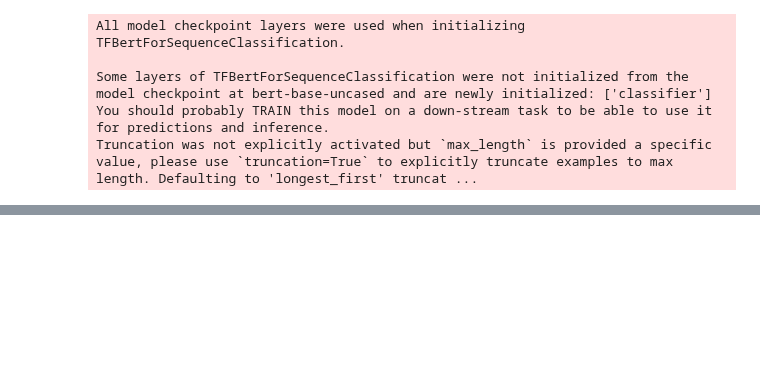
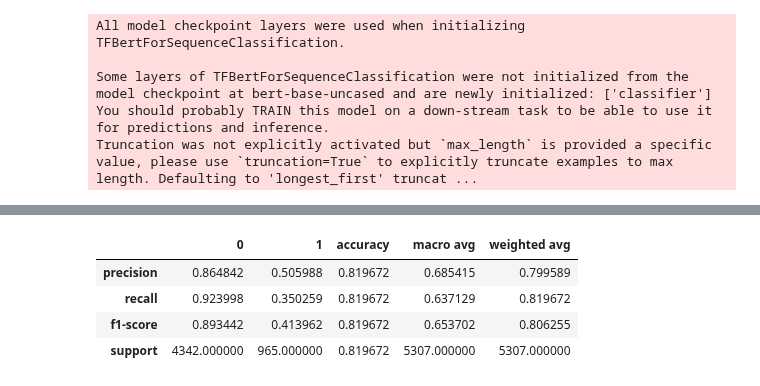
Before and after one commit to michaelmilleryoder/hate_speech_identities, a Jupyter notebook: jupyter/bert_hate_speech_classifier.ipynb, the cells around one changed output, grey strips where cells are left out. Saved outputs shown, nothing was run; the diff lists cells and outputs as text; code cells hidden in the pictures; blank space fills up the shorter version.

```diff
--- a/jupyter/bert_hate_speech_classifier.ipynb
+++ b/jupyter/bert_hate_speech_classifier.ipynb
@@ -239,8 +346,8 @@ pd.DataFrame(df_dev_classification)
 # %% [markdown]
 ## Contextual Abuse Dataset
 # %%
-# df_contextual_test = pd.read_csv('contextual_abuse_dataset/data/data/cad_v1_1_test.tsv', sep='\t')
-df_contextual_test = pd.read_csv('/storage2/mamille3/data/hate_speech/contextual_abuse_dataset/cad_v1_1_test.tsv', sep='\t')
+df_contextual_test = pd.read_csv('contextual_abuse_dataset/cad_v1_1_test.tsv', sep='\t')
+# df_contextual_test = pd.read_csv('/storage2/mamille3/data/hate_speech/contextual_abuse_dataset/cad_v1_1_test.tsv', sep='\t')
 def cad_off_or_not(label):
     if label == 'Neutral':
         return 0
@@ -262,8 +371,8 @@ df_dev_classification = classification_report(df_contextual_test['label_bin'].to
 pd.DataFrame(df_dev_classification)
 # %%
 # CAD own model
-# df_contextual_train = pd.read_csv('contextual_abuse_dataset/data/data/cad_v1_1_train.tsv', sep='\t')
-df_contextual_train = pd.read_csv('/storage2/mamille3/data/hate_speech/contextual_abuse_dataset/cad_v1_1_train.tsv', sep='\t')
+df_contextual_train = pd.read_csv('contextual_abuse_dataset/cad_v1_1_train.tsv', sep='\t')
+# df_contextual_train = pd.read_csv('/storage2/mamille3/data/hate_speech/contextual_abuse_dataset/cad_v1_1_train.tsv', sep='\t')
 
 df_contextual_train = df_contextual_train.dropna(subset=['text'])
 df_contextual_train['label_bin'] = df_contextual_train['labels'].apply(cad_off_or_not) # did assign it to df_contextual_test (bug?)
@@ -290,6 +412,13 @@ KeyboardInterrupt:
 # %%
+input_ids_cad, attention_masks_cad = create_sentence_embeddings(sentences_cad, cad_bert_tokenizer)
 cad_new_preds = cad_model.predict([input_ids_cad, attention_masks_cad],batch_size=32)
 cad_new_pred_labels = cad_new_preds['logits'].argmax(axis=1)
 df_contextual_test['label_pred_new'] = cad_new_pred_labels
 df_dev_classification = classification_report(df_contextual_test['label_bin'].tolist(), df_contextual_test['label_pred_new'].tolist(), output_dict=True)
 pd.DataFrame(df_dev_classification)
+# %% [output]
+|  | 0 | 1 | accuracy | macro avg | weighted avg |
+| precision | 0.864842 | 0.505988 | 0.819672 | 0.685415 | 0.799589 |
+| recall | 0.923998 | 0.350259 | 0.819672 | 0.637129 | 0.819672 |
+| f1-score | 0.893442 | 0.413962 | 0.819672 | 0.653702 | 0.806255 |
+| support | 4342.000000 | 965.000000 | 0.819672 | 5307.000000 | 5307.000000 |
```
Also changed, not shown: parts of 15 cells of this notebook.
